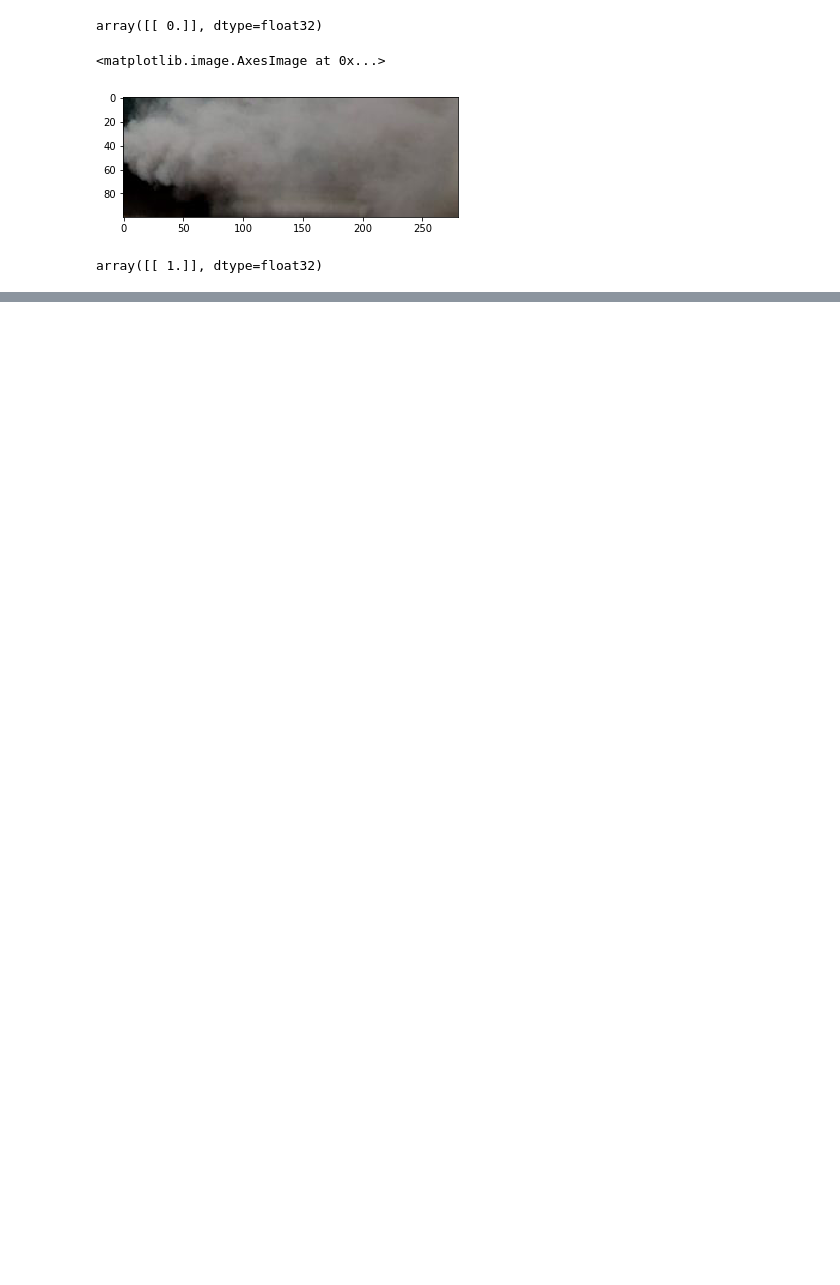
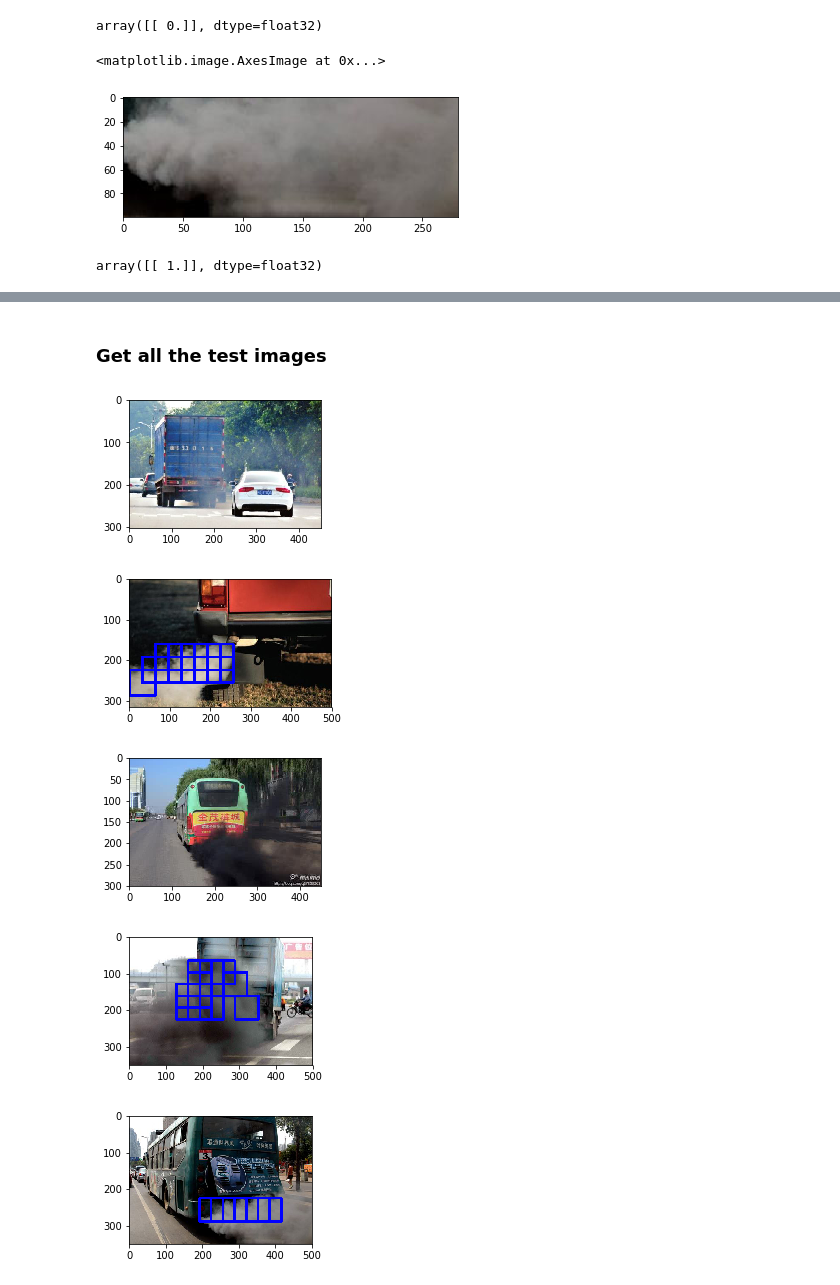
Before and after one commit to Lichuanro/smoke-detection-transfer-learning, a Jupyter notebook: smoke-detection-transfer-learning.ipynb, the cells around one changed output, grey strips where cells are left out. Saved outputs shown, nothing was run; the diff lists cells and outputs as text; code cells hidden in the pictures; blank space fills up the shorter version.

```diff
--- a/smoke-detection-transfer-learning.ipynb
+++ b/smoke-detection-transfer-learning.ipynb
@@ -213,0 +271,23 @@ array([[ 1.]], dtype=float32)
+# %%
+def draw_boxes(img, bboxes, color=(0, 0, 255), thick=6):
+    # Make a copy of the image
+    imcopy = np.copy(img)
+    # Iterate through the bounding boxes
+    for bbox in bboxes:
+        # Draw a rectangle given bbox coordinates
+        cv2.rectangle(imcopy, bbox[0], bbox[1], color, thick)
+    # Return the image copy with boxes drawn
+    return imcopy
+# %%
+def detect_smoke(img, model):
+    # Get all the windows to be searched
+    window_list = slide_window(img)
+    # Will store the suspected smoke region
+    smoke_regions = []
+    for window in window_list:
+        test_img = cv2.resize(img[window[0][1]:window[1][1], window[0][0]:window[1][0]], (64, 64))
+        prediction = get_prediction(test_img, model)
+        if prediction == 1:
+            smoke_regions.append(window)
+    smoke_img = draw_boxes(img, smoke_regions)
+    return smoke_img
@@ -213,0 +332,15 @@ array([[ 1.]], dtype=float32)
+# %% [markdown]
+### Get all the test images
+# %%
+for index, img_path in enumerate(test_img_paths, 1):
+    img = plt.imread(img_path)
+    smoke_img = detect_smoke(img, model)
+    plt.figure(figsize=(16,8))
+    plt.subplot(3,2,index)
+    plt.imshow(smoke_img)
+# %% [output]
+[figure, added]
+[figure, added]
+[figure, added]
+[figure, added]
+[figure, added]
```
Also changed, not shown: parts of 22 cells of this notebook, 1 other file.
